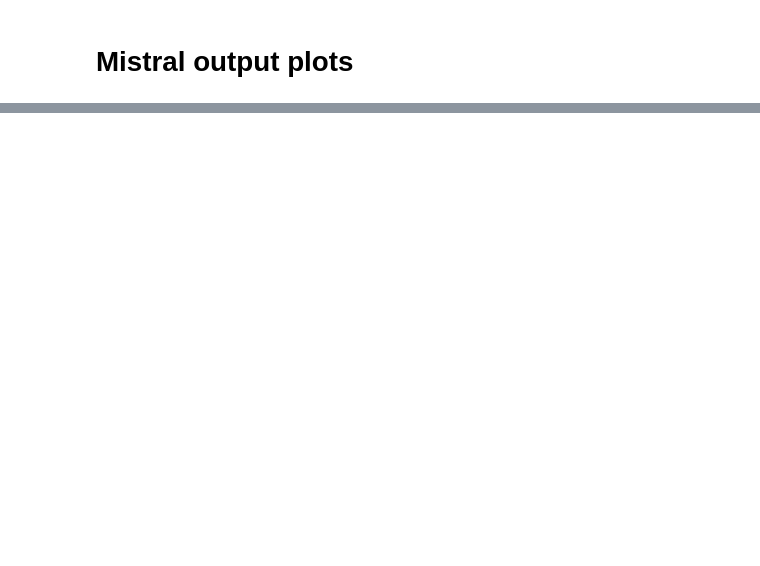
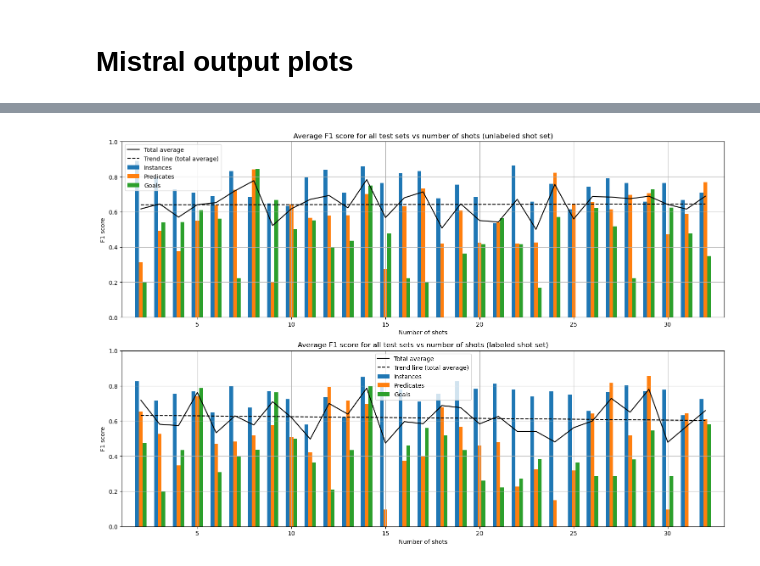
Before and after one commit to stinkyElias/SemReBot2, a Jupyter notebook: testing/mistral/data_plotter_specific.ipynb, the cells around one changed output, grey strips where cells are left out. Drawn from its saved outputs; the diff is of its cells as text; code cells hidden in the pictures; blank space fills up the shorter version.

```diff
--- a/testing/mistral/data_plotter_specific.ipynb
+++ b/testing/mistral/data_plotter_specific.ipynb
@@ -567,0 +802,45 @@ plt.show()
+# %%
+def f1_plot():
+    fig, axs = plt.subplots(2, 1, figsize=(15, 10))  # Create 2 subplots
+
+    bar_width = 0.2
+    bar_positions = np.arange(2, 33)
+
+    # Plot unlabeled data
+    axs[0].bar(bar_positions - bar_width, inst_f1_unlabeled, width=bar_width, label='Instances')
+    axs[0].bar(bar_positions, pred_f1_unlabeled, width=bar_width, label='Predicates')
+    axs[0].bar(bar_positions + bar_width, goal_f1_unlabeled, width=bar_width, label='Goals')
+    axs[0].plot(bar_positions, total_f1_unlabeled, label='Total average', color='black')
+    z = np.polyfit(bar_positions, total_f1_unlabeled, 1)
+    p = np.poly1d(z)
+    axs[0].plot(bar_positions, p(bar_positions), color="black", linestyle='--', label='Trend line (total average)')
+    axs[0].set_xlabel('Number of shots')
+    axs[0].set_ylabel('F1 score')
+    axs[0].set_title('Average F1 score for all test sets vs number of shots (unlabeled shot set)')
+    axs[0].legend()
+    axs[0].grid()
+    axs[0].set_ylim(0, 1)
+    axs[0].set_xlim(1, 33)
+
+    # Plot labeled data
+    axs[1].bar(bar_positions - bar_width, inst_f1_labeled, width=bar_width, label='Instances')
+    axs[1].bar(bar_positions, pred_f1_labeled, width=bar_width, label='Predicates')
+    axs[1].bar(bar_positions + bar_width, goal_f1_labeled, width=bar_width, label='Goals')
+    axs[1].plot(bar_positions, total_f1_labeled, label='Total average', color='black')
+    z = np.polyfit(bar_positions, total_f1_labeled, 1)
+    p = np.poly1d(z)
+    axs[1].plot(bar_positions, p(bar_positions), color="black", linestyle='--', label='Trend line (total average)')
+    axs[1].set_xlabel('Number of shots')
+    axs[1].set_ylabel('F1 score')
+    axs[1].set_title('Average F1 score for all test sets vs number of shots (labeled shot set)')
+    axs[1].legend()
+    axs[1].grid()
+    axs[1].set_ylim(0, 1)
+    axs[1].set_xlim(1, 33)
+
+    plt.tight_layout()
+    plt.savefig('f1.pdf', format='pdf')
+
+f1_plot()
+# %% [output]
+[figure, added]
```
Also changed, not shown: parts of 39 cells of this notebook, 33 other files.
